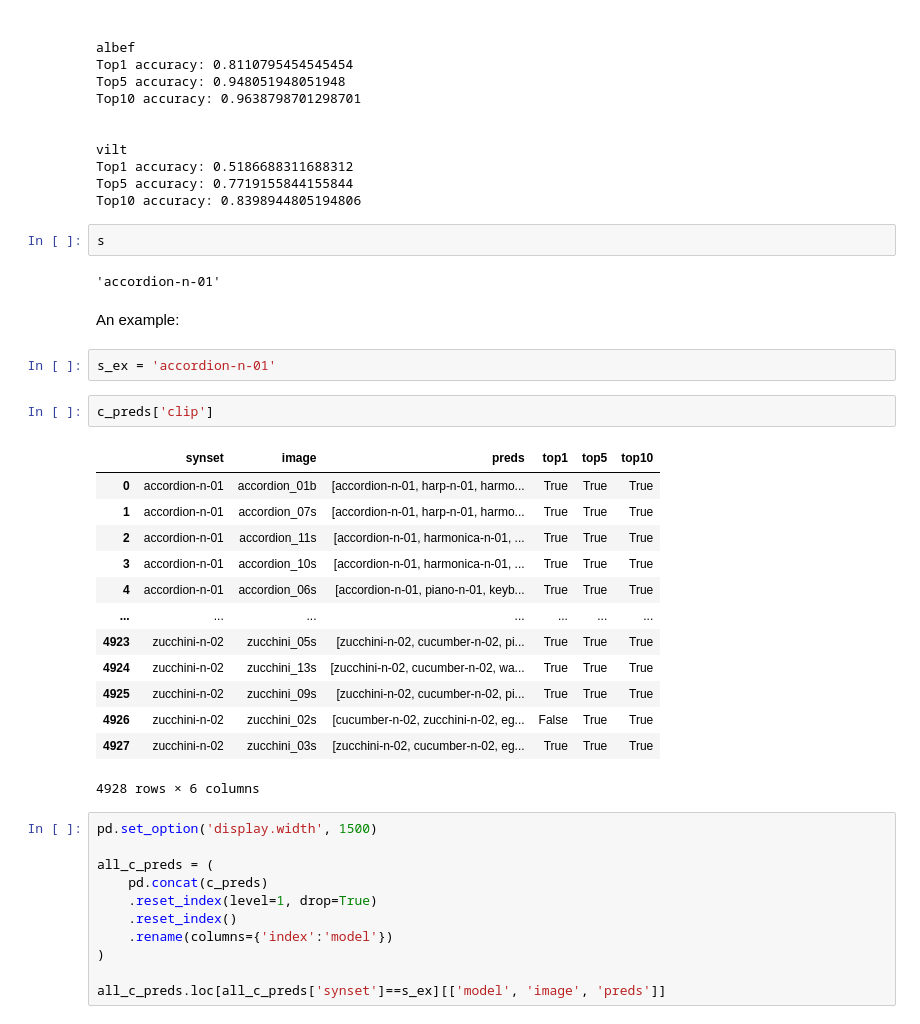
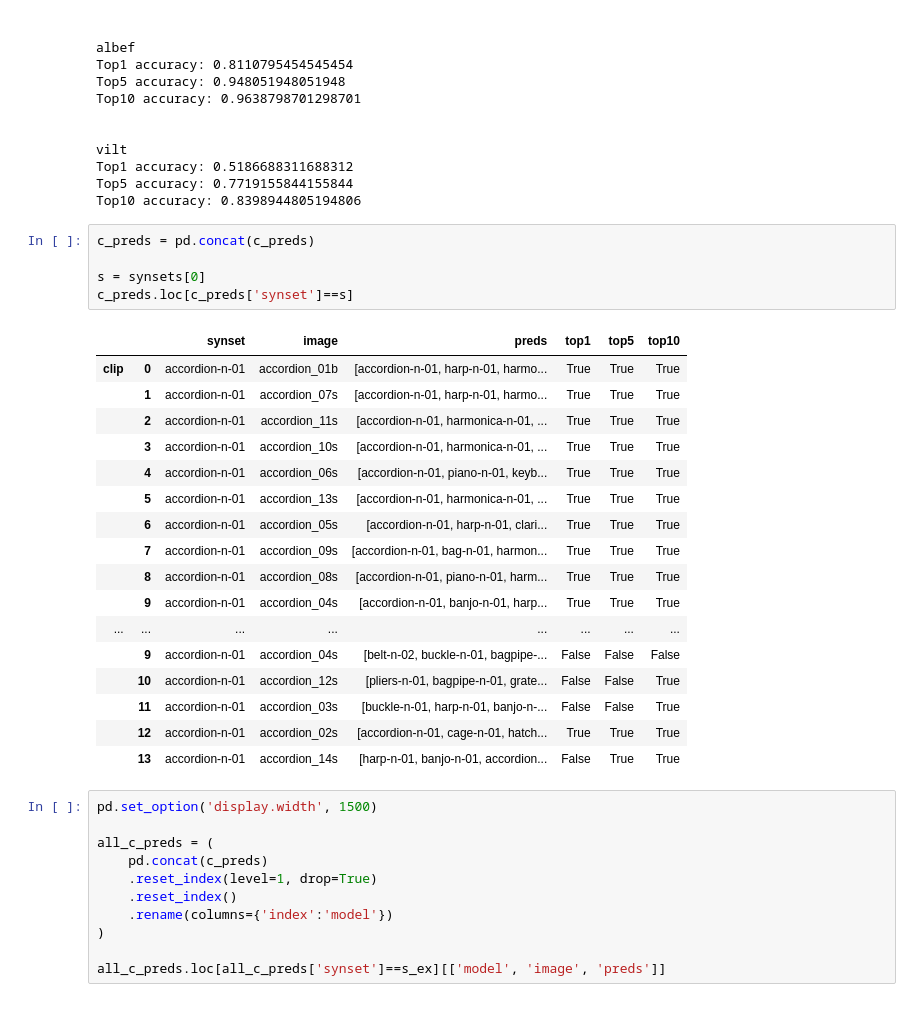
Before and after one commit to martinagvilas/fsk-multimodal, a Jupyter notebook: vis_results/accuracy.ipynb, the cells around one changed output. Saved outputs shown, nothing was run; the diff lists cells and outputs as text.

```diff
--- a/vis_results/accuracy.ipynb
+++ b/vis_results/accuracy.ipynb
@@ -85,30 +85,29 @@ vilt
 Top1 accuracy: 0.5186688311688312
 Top5 accuracy: 0.7719155844155844
 Top10 accuracy: 0.8398944805194806
-# %%
-s
-# %% [output]
-'accordion-n-01'
-# %% [markdown]
-An example:
-# %%
-s_ex = 'accordion-n-01'
 # %%
-c_preds['clip']
+c_preds = pd.concat(c_preds)
+
+s = synsets[0]
+c_preds.loc[c_preds['synset']==s]
 # %% [output]
-|  | synset | image | preds | top1 | top5 | top10 |
-| 0 | accordion-n-01 | accordion_01b | [accordion-n-01, harp-n-01, harmo... | True | True | True |
-| 1 | accordion-n-01 | accordion_07s | [accordion-n-01, harp-n-01, harmo... | True | True | True |
-| 2 | accordion-n-01 | accordion_11s | [accordion-n-01, harmonica-n-01, ... | True | True | True |
-| 3 | accordion-n-01 | accordion_10s | [accordion-n-01, harmonica-n-01, ... | True | True | True |
-| 4 | accordion-n-01 | accordion_06s | [accordion-n-01, piano-n-01, keyb... | True | True | True |
-| ... | ... | ... | ... | ... | ... | ... |
-| 4923 | zucchini-n-02 | zucchini_05s | [zucchini-n-02, cucumber-n-02, pi... | True | True | True |
-| 4924 | zucchini-n-02 | zucchini_13s | [zucchini-n-02, cucumber-n-02, wa... | True | True | True |
-| 4925 | zucchini-n-02 | zucchini_09s | [zucchini-n-02, cucumber-n-02, pi... | True | True | True |
-| 4926 | zucchini-n-02 | zucchini_02s | [cucumber-n-02, zucchini-n-02, eg... | False | True | True |
-| 4927 | zucchini-n-02 | zucchini_03s | [zucchini-n-02, cucumber-n-02, eg... | True | True | True |
+|  |  | synset | image | preds | top1 | top5 | top10 |
+| clip | 0 | accordion-n-01 | accordion_01b | [accordion-n-01, harp-n-01, harmo... | True | True | True |
+|  | 1 | accordion-n-01 | accordion_07s | [accordion-n-01, harp-n-01, harmo... | True | True | True |
+|  | 2 | accordion-n-01 | accordion_11s | [accordion-n-01, harmonica-n-01, ... | True | True | True |
+|  | 3 | accordion-n-01 | accordion_10s | [accordion-n-01, harmonica-n-01, ... | True | True | True |
+|  | 4 | accordion-n-01 | accordion_06s | [accordion-n-01, piano-n-01, keyb... | True | True | True |
+|  | 5 | accordion-n-01 | accordion_13s | [accordion-n-01, harmonica-n-01, ... | True | True | True |
+|  | 6 | accordion-n-01 | accordion_05s | [accordion-n-01, harp-n-01, clari... | True | True | True |
+|  | 7 | accordion-n-01 | accordion_09s | [accordion-n-01, bag-n-01, harmon... | True | True | True |
+|  | 8 | accordion-n-01 | accordion_08s | [accordion-n-01, piano-n-01, harm... | True | True | True |
+|  | 9 | accordion-n-01 | accordion_04s | [accordion-n-01, banjo-n-01, harp... | True | True | True |
+| ... | ... | ... | ... | ... | ... | ... | ... |
+|  | 9 | accordion-n-01 | accordion_04s | [belt-n-02, buckle-n-01, bagpipe-... | False | False | False |
+|  | 10 | accordion-n-01 | accordion_12s | [pliers-n-01, bagpipe-n-01, grate... | False | False | True |
+|  | 11 | accordion-n-01 | accordion_03s | [buckle-n-01, harp-n-01, banjo-n-... | False | False | True |
+|  | 12 | accordion-n-01 | accordion_02s | [accordion-n-01, cage-n-01, hatch... | True | True | True |
+|  | 13 | accordion-n-01 | accordion_14s | [harp-n-01, banjo-n-01, accordion... | False | True | True |
-4928 rows × 6 columns
 # %%
 pd.set_option('display.width', 1500)
 
```
Also changed, not shown: 6 other files.
